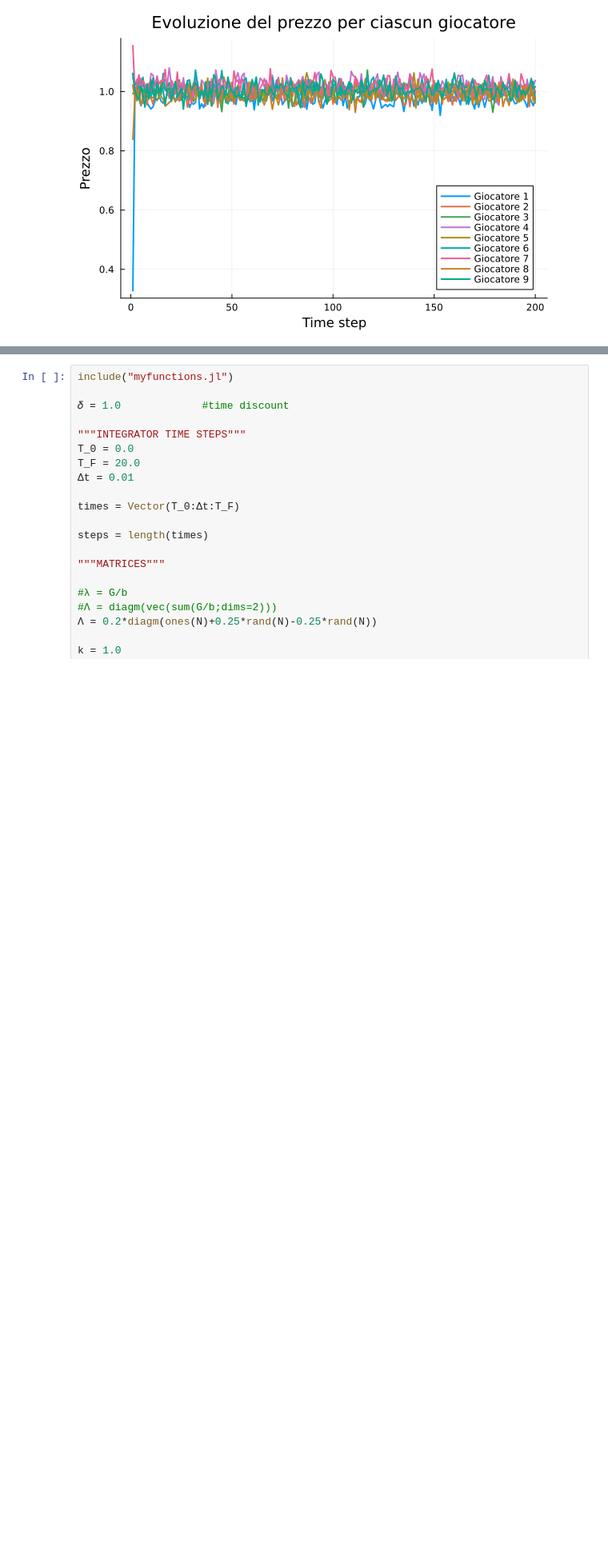
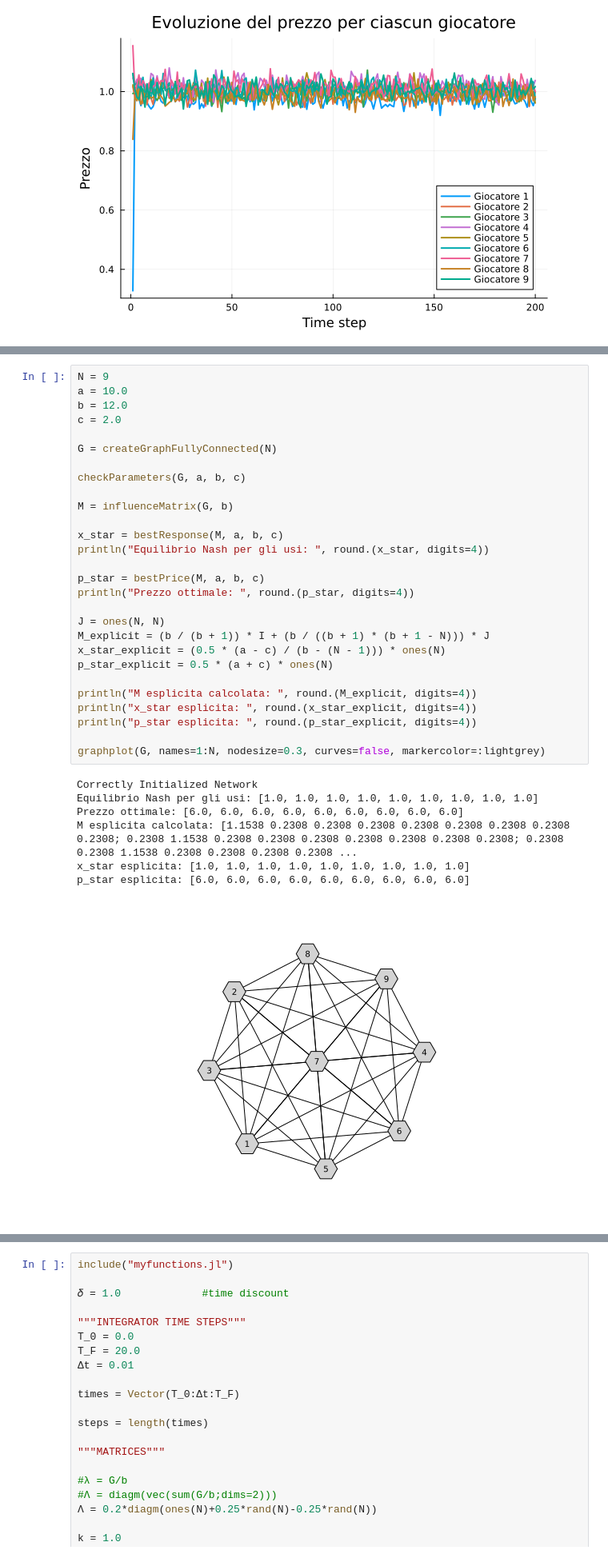
Before and after one commit to capoindiscusso/Game_Theory, a Jupyter notebook: Game Theory/Optimal_Pricing.ipynb, the cells around one changed output, grey strips where cells are left out. Shown at 80% size. Cells and saved outputs as stored; diff of their text form; blank space fills up the shorter version.

```diff
--- a/Game Theory/Optimal_Pricing.ipynb
+++ b/Game Theory/Optimal_Pricing.ipynb
@@ -465,6 +465,42 @@ The former expression justifies the following considerations:
 * the usage is the same for every consumer, as intuitively expected since in a fully connected graph everyone is equally influenced by everyone else;
 * the greater the difference between the sensibility to own consumption ($b$) and the effect of positive externality $(N-1)$, the smaller the usage of each consumer; in the limit $b \gg \sum_j g_{ij} = N-1$ the usage of each agent becomes negligible;
 * the conditions $a >c$ and $b > \sum_jg_{ij}$ guarantee that the consumers' usage is finite and positive definite.
+# %%
+N = 9
+a = 10.0
+b = 12.0
+c = 2.0
+
+G = createGraphFullyConnected(N)
+
+checkParameters(G, a, b, c)
+
+M = influenceMatrix(G, b)
+
+x_star = bestResponse(M, a, b, c)
+println("Equilibrio Nash per gli usi: ", round.(x_star, digits=4))
+
+p_star = bestPrice(M, a, b, c)
+println("Prezzo ottimale: ", round.(p_star, digits=4))
+
+J = ones(N, N)
+M_explicit = (b / (b + 1)) * I + (b / ((b + 1) * (b + 1 - N))) * J
+x_star_explicit = (0.5 * (a - c) / (b - (N - 1))) * ones(N)
+p_star_explicit = 0.5 * (a + c) * ones(N)
+
+println("M esplicita calcolata: ", round.(M_explicit, digits=4))
+println("x_star esplicita: ", round.(x_star_explicit, digits=4))
+println("p_star esplicita: ", round.(p_star_explicit, digits=4))
+
+graphplot(G, names=1:N, nodesize=0.3, curves=false, markercolor=:lightgrey)
+# %% [output]
+Correctly Initialized Network
+Equilibrio Nash per gli usi: [1.0, 1.0, 1.0, 1.0, 1.0, 1.0, 1.0, 1.0, 1.0]
+Prezzo ottimale: [6.0, 6.0, 6.0, 6.0, 6.0, 6.0, 6.0, 6.0, 6.0]
+M esplicita calcolata: [1.1538 0.2308 0.2308 0.2308 0.2308 0.2308 0.2308 0.2308 0.2308; 0.2308 1.1538 0.2308 0.2308 0.2308 0.2308 0.2308 0.2308 0.2308; 0.2308 0.2308 1.1538 0.2308 0.2308 0.2308 0.2308 ...
+x_star esplicita: [1.0, 1.0, 1.0, 1.0, 1.0, 1.0, 1.0, 1.0, 1.0]
+p_star esplicita: [6.0, 6.0, 6.0, 6.0, 6.0, 6.0, 6.0, 6.0, 6.0]
+[figure, added]
 # %% [markdown]
 ### Directed Ring
 
```
Also changed, not shown: parts of 16 cells of this notebook.
